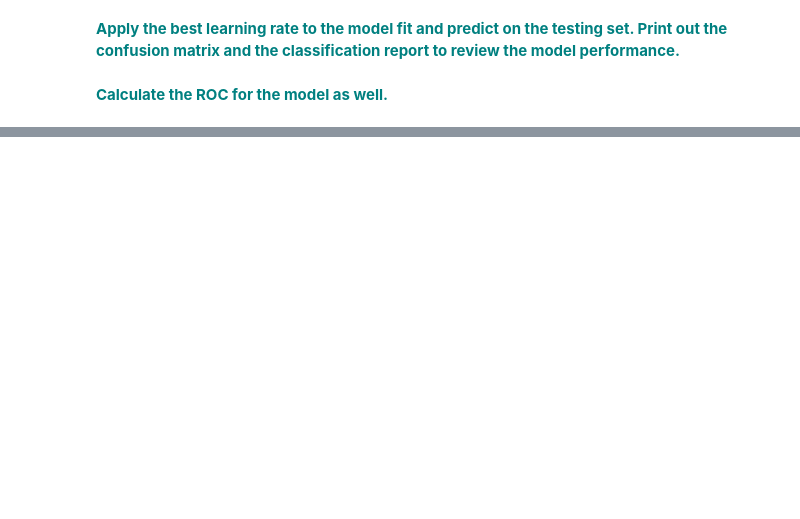
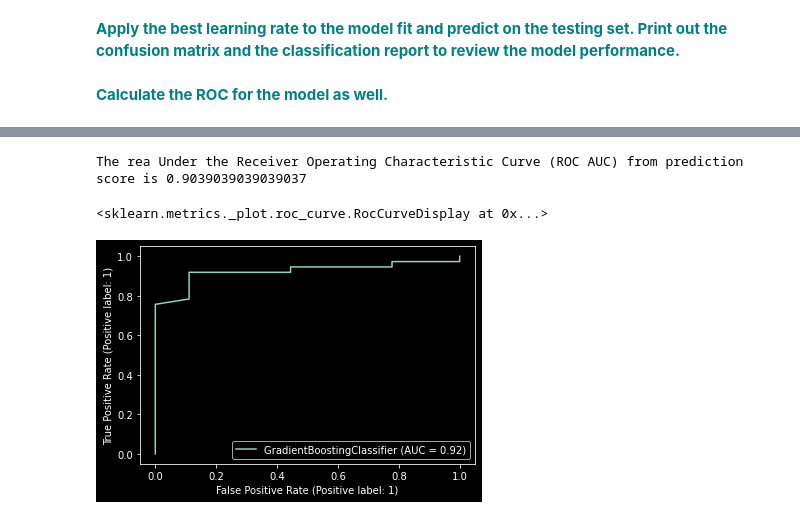
Before and after one commit to willkchan/Gradient-Boosting-Practice, a Jupyter notebook: Gradient Boosting Case Study.ipynb, the cells around one changed output, grey strips where cells are left out. Cells and saved outputs as stored; diff of their text form; code cells hidden in the pictures; blank space fills up the shorter version.

```diff
--- a/Gradient Boosting Case Study.ipynb
+++ b/Gradient Boosting Case Study.ipynb
@@ -147,12 +173,16 @@ y =
+# %%
+X = df.drop('Survived', axis=1)
+y = df.Survived
 # %% [markdown]
 **<font color='teal'>Apply the standard scaler to the X matrix.</font>**
 # %%
 scaler = preprocessing.StandardScaler().fit(X)
-X_scaled =
+X_scaled = scaler.transform(X)
 # %% [markdown]
 **<font color='teal'>Split the X_scaled and y into 75/25 training and testing data subsets..</font>**
 # %%
 from sklearn.model_selection import train_test_split
+X_train, X_test, y_train, y_test = train_test_split(X_scaled, y, test_size=0.25, random_state=0)
 # %% [markdown]
 **<font color='teal'>Run the cell below to test multiple learning rates in your gradient boosting classifier.</font>**
 # %%
@@ -167,4 +215,10 @@ for learning_rate in learning_rates:
 # %% [markdown]
 **<font color='teal'>Apply the best learning rate to the model fit and predict on the testing set. Print out the confusion matrix and the classification report to review the model performance.</font>**
+# %%
+# Using learning rate 0.5 due to largest validation rate
+learning_rate = 0.5
+gb = GradientBoostingClassifier(n_estimators=20, learning_rate= learning_rate, max_features=2, max_depth=2, random_state=0)
+gb.fit(X_train, y_train)
+y_pred = gb.predict((X_test))
 # %% [markdown]
 **<font color='teal'>Calculate the ROC for the model as well.</font>**
@@ -170,0 +239,10 @@ for learning_rate in learning_rates:
+# %%
+from sklearn.metrics import roc_auc_score, plot_roc_curve
+# this calculates teh area under the ROC from prediction scores
+print('The area Under the Receiver Operating Characteristic Curve (ROC AUC) from prediction score is',roc_auc_score(y_test, y_pred))
+
+plot_roc_curve(gb, X_test, y_test)
+# %% [output]
+The rea Under the Receiver Operating Characteristic Curve (ROC AUC) from prediction score is 0.9039039039039037
+<sklearn.metrics._plot.roc_curve.RocCurveDisplay at 0x...>
+[figure, added]
```
Also changed, not shown: parts of 13 cells of this notebook.
